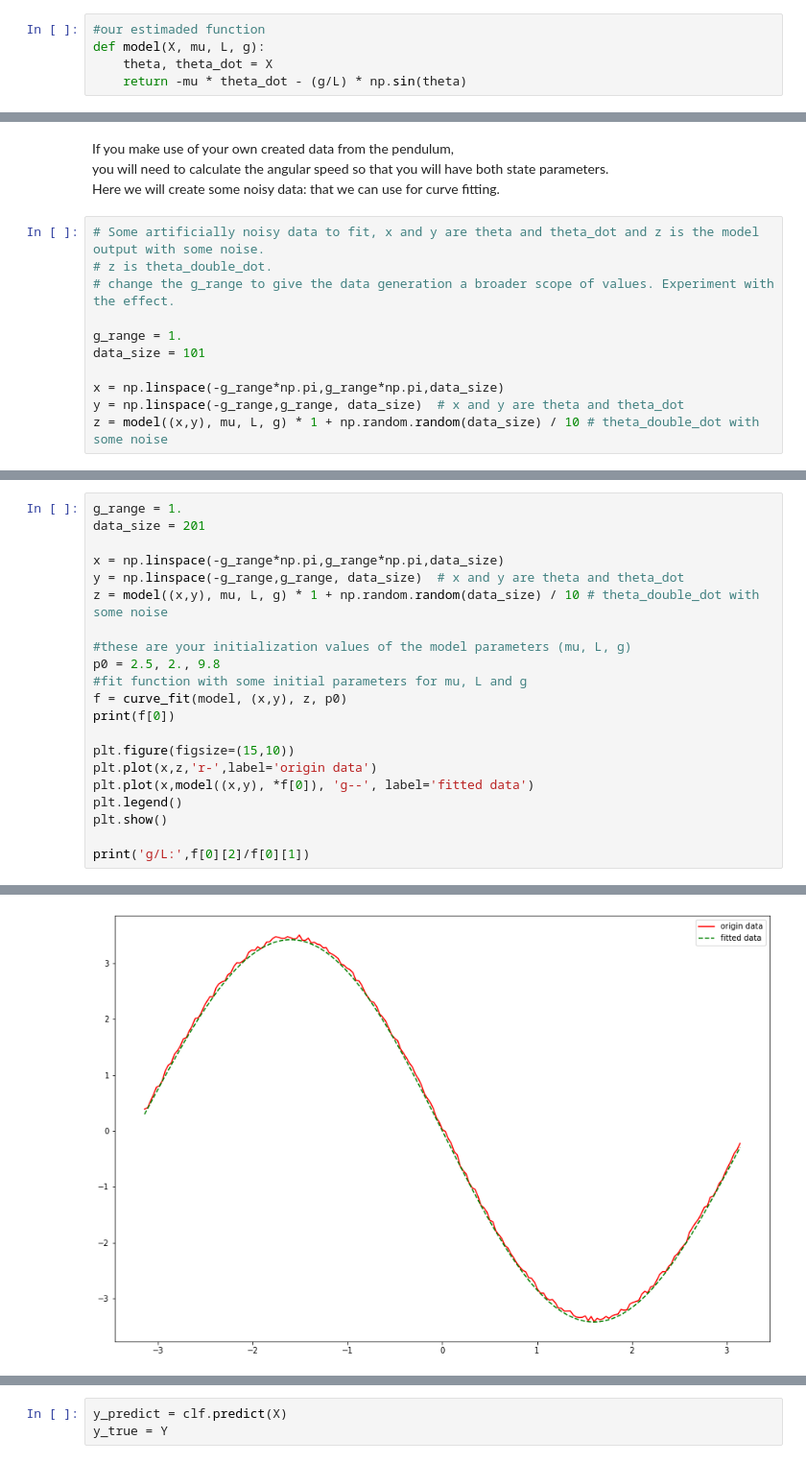
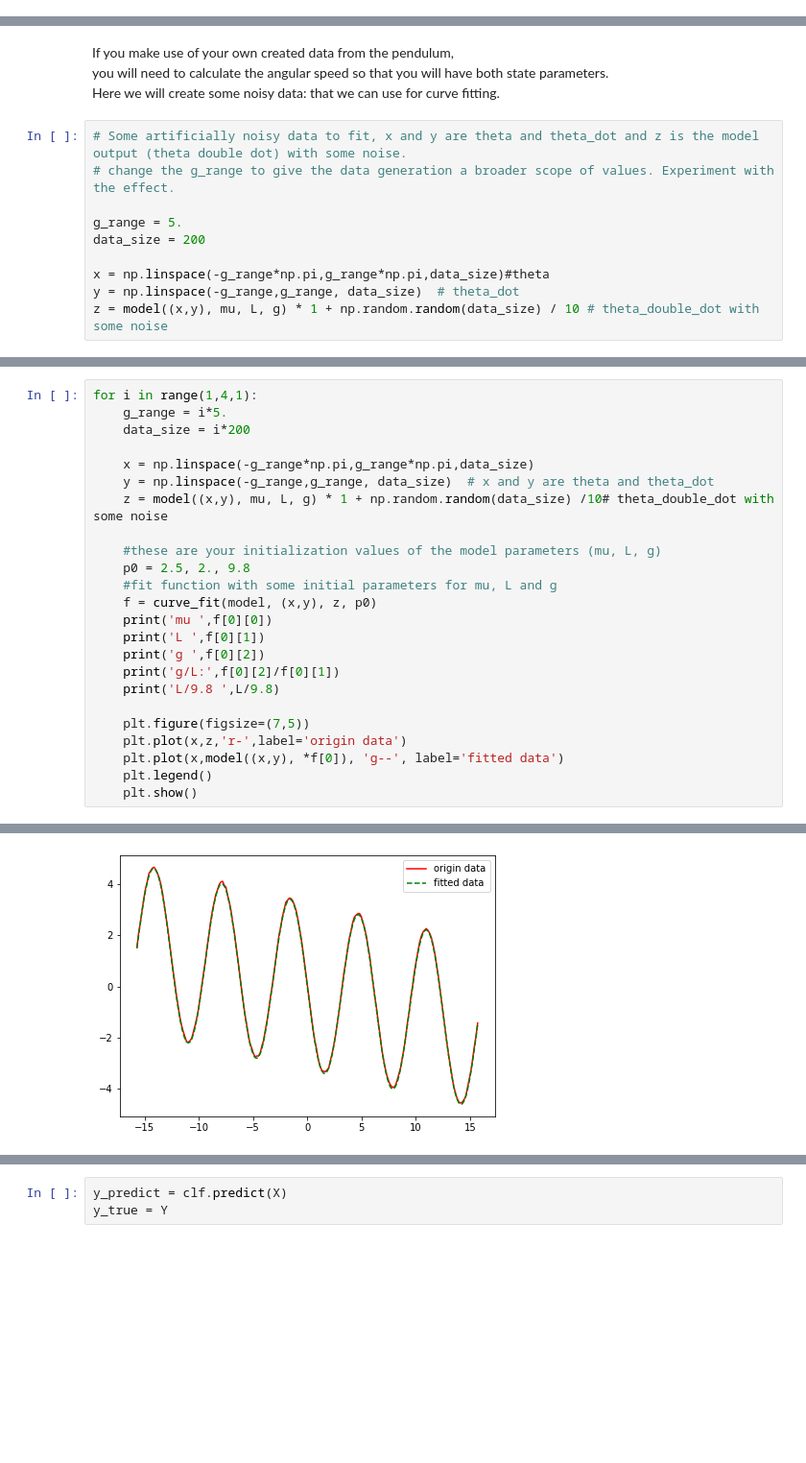
Before and after one commit to mitsyprada/Pendulum-project, a Jupyter notebook: Smart_Systems_Lab_3_answers.ipynb, the cells around one changed output, grey strips where cells are left out. Shown at 96% size. Drawn from its saved outputs; the diff is of its cells as text; blank space fills up the shorter version.

```diff
--- a/Smart_Systems_Lab_3_answers.ipynb
+++ b/Smart_Systems_Lab_3_answers.ipynb
@@ -27,11 +27,6 @@ from scipy.optimize import curve_fit
 import numpy as np
 from sklearn.neural_network import MLPRegressor
 import math
-# %%
-#our estimaded function
-def model(X, mu, L, g):
-    theta, theta_dot = X
-    return -mu * theta_dot - (g/L) * np.sin(theta)
 # %%
 # change these parameters to more realistic values
 mu = 0.3
@@ -52,15 +47,14 @@ If you make use of your own created data from the pendulum,
 you will need to calculate the angular speed so that you will have both state parameters.
 Here we will create some noisy data: that we can use for curve fitting.
 # %%
-# Some artificially noisy data to fit, x and y are theta and theta_dot and z is the model output with some noise.
-# z is theta_double_dot.
+# Some artificially noisy data to fit, x and y are theta and theta_dot and z is the model output (theta double dot) with some noise.
 # change the g_range to give the data generation a broader scope of values. Experiment with the effect.
 
-g_range = 1.
-data_size = 101
+g_range = 5.
+data_size = 200
 
-x = np.linspace(-g_range*np.pi,g_range*np.pi,data_size)
-y = np.linspace(-g_range,g_range, data_size)  # x and y are theta and theta_dot
+x = np.linspace(-g_range*np.pi,g_range*np.pi,data_size)#theta
+y = np.linspace(-g_range,g_range, data_size)  # theta_dot
 z = model((x,y), mu, L, g) * 1 + np.random.random(data_size) / 10 # theta_double_dot with some noise
 # %%
 plt.figure(figsize=(20,15))
@@ -98,22 +95,25 @@ plt.show()
 # %%
-g_range = 1.
-data_size = 201
+for i in range(1,4,1):
+    g_range = i*5.
+    data_size = i*200
 
-x = np.linspace(-g_range*np.pi,g_range*np.pi,data_size)
-y = np.linspace(-g_range,g_range, data_size)  # x and y are theta and theta_dot
-z = model((x,y), mu, L, g) * 1 + np.random.random(data_size) / 10 # theta_double_dot with some noise
+    x = np.linspace(-g_range*np.pi,g_range*np.pi,data_size)
+    y = np.linspace(-g_range,g_range, data_size)  # x and y are theta and theta_dot
+    z = model((x,y), mu, L, g) * 1 + np.random.random(data_size) /10# theta_double_dot with some noise
 
-#these are your initialization values of the model parameters (mu, L, g)
-p0 = 2.5, 2., 9.8
-#fit function with some initial parameters for mu, L and g
-f = curve_fit(model, (x,y), z, p0)
-print(f[0])
+    #these are your initialization values of the model parameters (mu, L, g)
+    p0 = 2.5, 2., 9.8
+    #fit function with some initial parameters for mu, L and g
+    f = curve_fit(model, (x,y), z, p0)
+    print('mu ',f[0][0])
+    print('L ',f[0][1])
+    print('g ',f[0][2])
+    print('g/L:',f[0][2]/f[0][1])
+    print('L/9.8 ',L/9.8)
 
-plt.figure(figsize=(15,10))
-plt.plot(x,z,'r-',label='origin data')
-plt.plot(x,model((x,y), *f[0]), 'g--', label='fitted data')
-plt.legend()
-plt.show()
-
-print('g/L:',f[0][2]/f[0][1])
+    plt.figure(figsize=(7,5))
+    plt.plot(x,z,'r-',label='origin data')
+    plt.plot(x,model((x,y), *f[0]), 'g--', label='fitted data')
+    plt.legend()
+    plt.show()
 # %% [output]
@@ -121 +125 @@ print('g/L:',f[0][2]/f[0][1])
-[figure, old version]
+[figure, new version]
```
Also changed, not shown: parts of 33 cells of this notebook.
